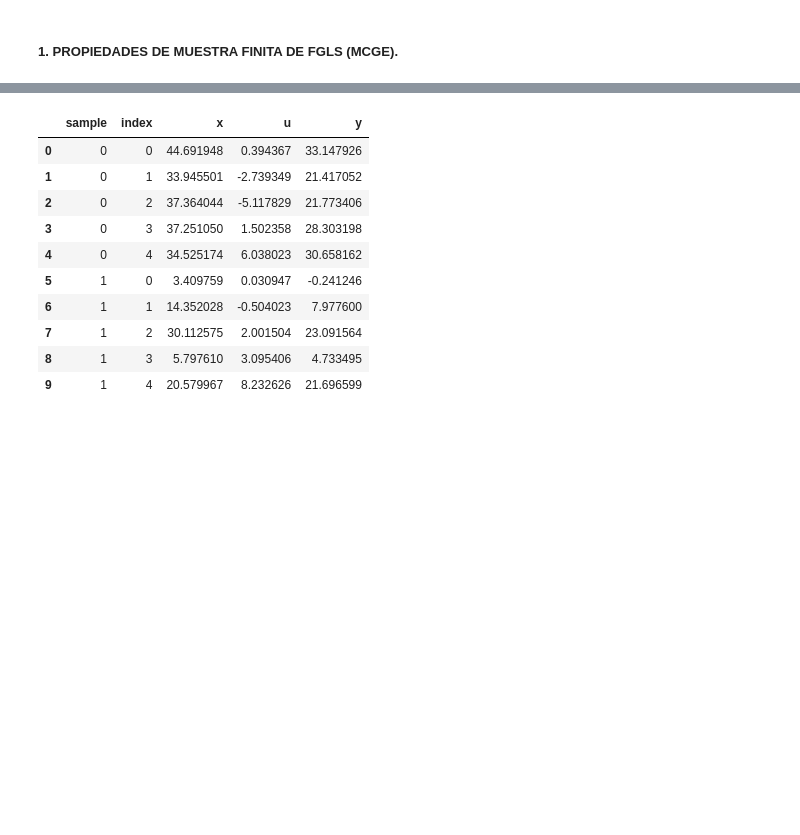
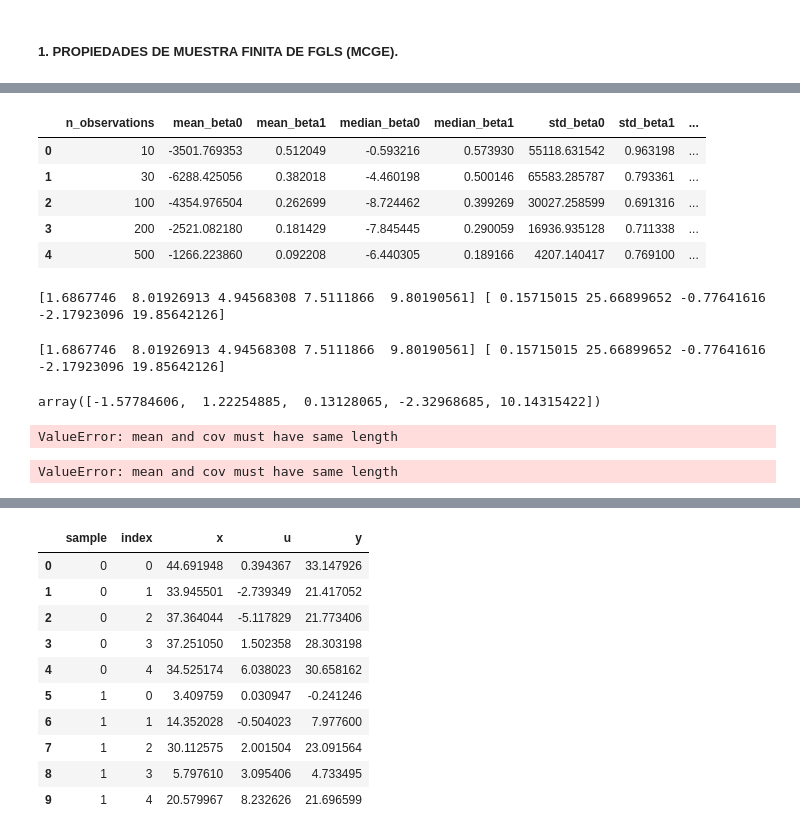
Before and after one commit to DavidGuzzi/MECMT05, a Jupyter notebook: TP.ipynb, the cells around one changed output, grey strips where cells are left out. Cells and saved outputs as stored; diff of their text form; code cells hidden in the pictures; blank space fills up the shorter version.

```diff
--- a/TP.ipynb
+++ b/TP.ipynb
@@ -28,7 +28,7 @@ np.random.seed(3649)
 beta_0_true = -3
 beta_1_true = 0.8
 omega = np.diag([4, 9, 16, 25, 36])  # Matriz de varianzas
-n_samples = 1
+n_samples = 2
 n_observations = 5
 
 # Función para realizar FGLS
@@ -109,8 +109,6 @@ for i in range(n_samples):
 
     # Aplicar FGLS
     beta_0_hat, beta_1_hat, se_beta1_hat = fgls_estimation(x, y)
-    # t_stat = (beta_1_hat - beta_1_true) / se_beta[1]  # Estadístico t para beta_1
-    # p_value = 2 * (1 - t.cdf(abs(t_stat), df=n_observations - 2))  # Valor p
 
     # Almacenar resultados
     results.append([i, beta_0_hat, beta_1_hat, se_beta1_hat])
@@ -130,0 +265,46 @@ print(results_df.head())
+# %%
+test_results
+# %% [output]
+|  | n_observations | mean_beta0 | mean_beta1 | median_beta0 | median_beta1 | std_beta0 | std_beta1 | ... |
+| 0 | 10 | -3501.769353 | 0.512049 | -0.593216 | 0.573930 | 55118.631542 | 0.963198 | ... |
+| 1 | 30 | -6288.425056 | 0.382018 | -4.460198 | 0.500146 | 65583.285787 | 0.793361 | ... |
+| 2 | 100 | -4354.976504 | 0.262699 | -8.724462 | 0.399269 | 30027.258599 | 0.691316 | ... |
+| 3 | 200 | -2521.082180 | 0.181429 | -7.845445 | 0.290059 | 16936.935128 | 0.711338 | ... |
+| 4 | 500 | -1266.223860 | 0.092208 | -6.440305 | 0.189166 | 4207.140417 | 0.769100 | ... |
+# %%
+np.random.seed(7)
+# Definir número de observaciones
+n = 5  # Ajusta según necesidad
+
+# Generar datos
+x = (10 - 1) * np.random.uniform(size=n) + 1
+u = np.random.normal(size=n) * x
+print(x,u)
+# %% [output]
+[1.6867746  8.01926913 4.94568308 7.5111866  9.80190561] [ 0.15715015 25.66899652 -0.77641616 -2.17923096 19.85642126]
+# %%
+np.random.seed(7)
+x = np.random.uniform(1, 10, n)
+u = np.random.normal(scale=x)
+print(x,u)
+# %% [output]
+[1.6867746  8.01926913 4.94568308 7.5111866  9.80190561] [ 0.15715015 25.66899652 -0.77641616 -2.17923096 19.85642126]
+# %%
+np.random.seed(7)
+omega = np.diag([4, 9, 16, 25, 36])
+u = np.random.multivariate_normal(mean=np.zeros(n), cov=omega)
+u
+# %% [output]
+array([-1.57784606,  1.22254885,  0.13128065, -2.32968685, 10.14315422])
+# %%
+x = np.random.uniform(1, 50, n_observations)  # x ~ U[1, 50]
+u = np.random.multivariate_normal(mean=np.zeros(10), cov=omega)  # u ~ N(0, omega)
+y = beta_0_true + beta_1_true * x + u
+# %% [output]
+ValueError: mean and cov must have same length
+# %%
+omega = np.diag([4, 9, 16, 25, 36][:10])
+u = np.random.multivariate_normal(mean=np.zeros(10), cov=omega)
+u
+# %% [output]
+ValueError: mean and cov must have same length
```
Also changed, not shown: parts of 3 cells of this notebook.
